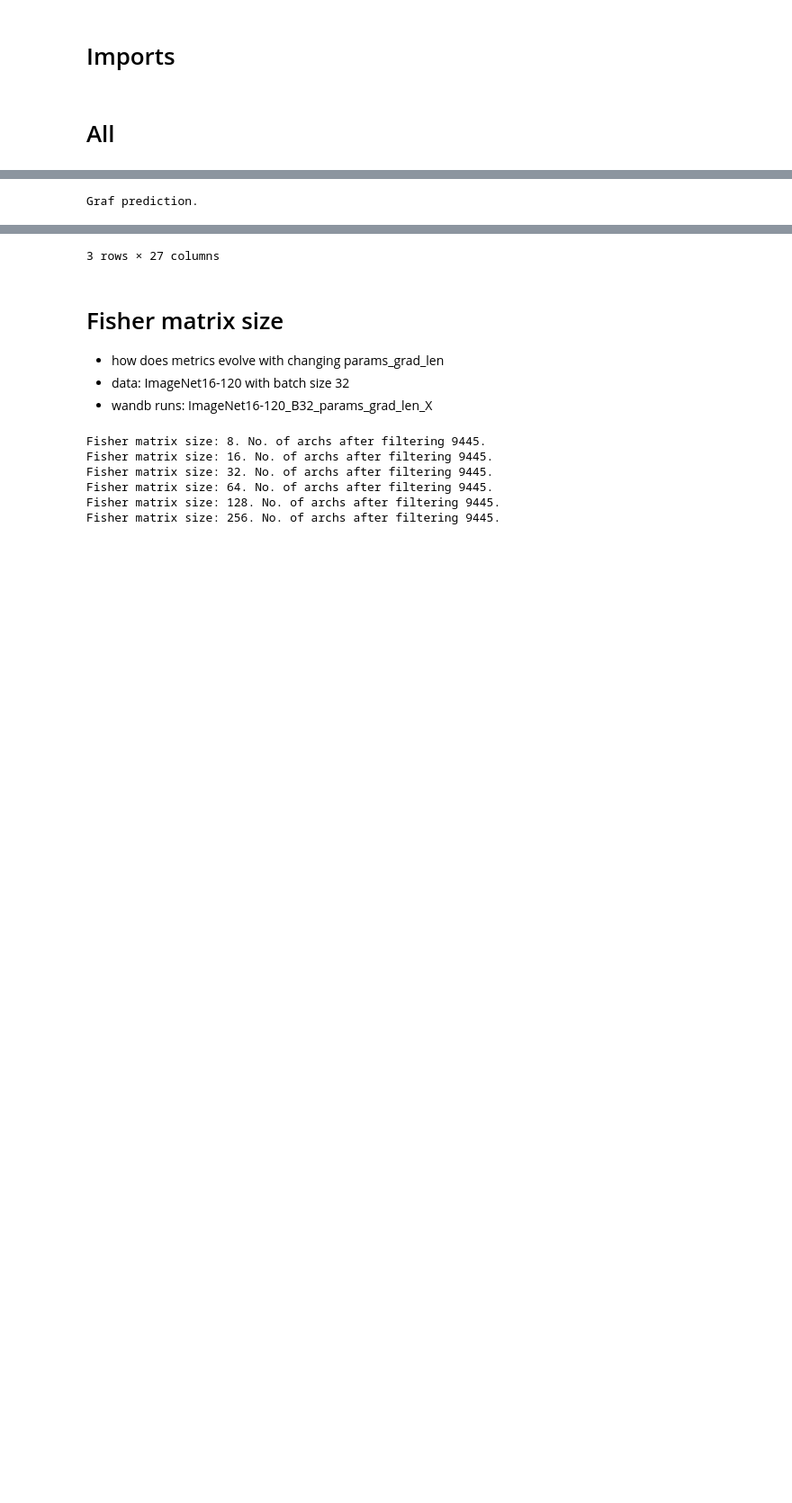
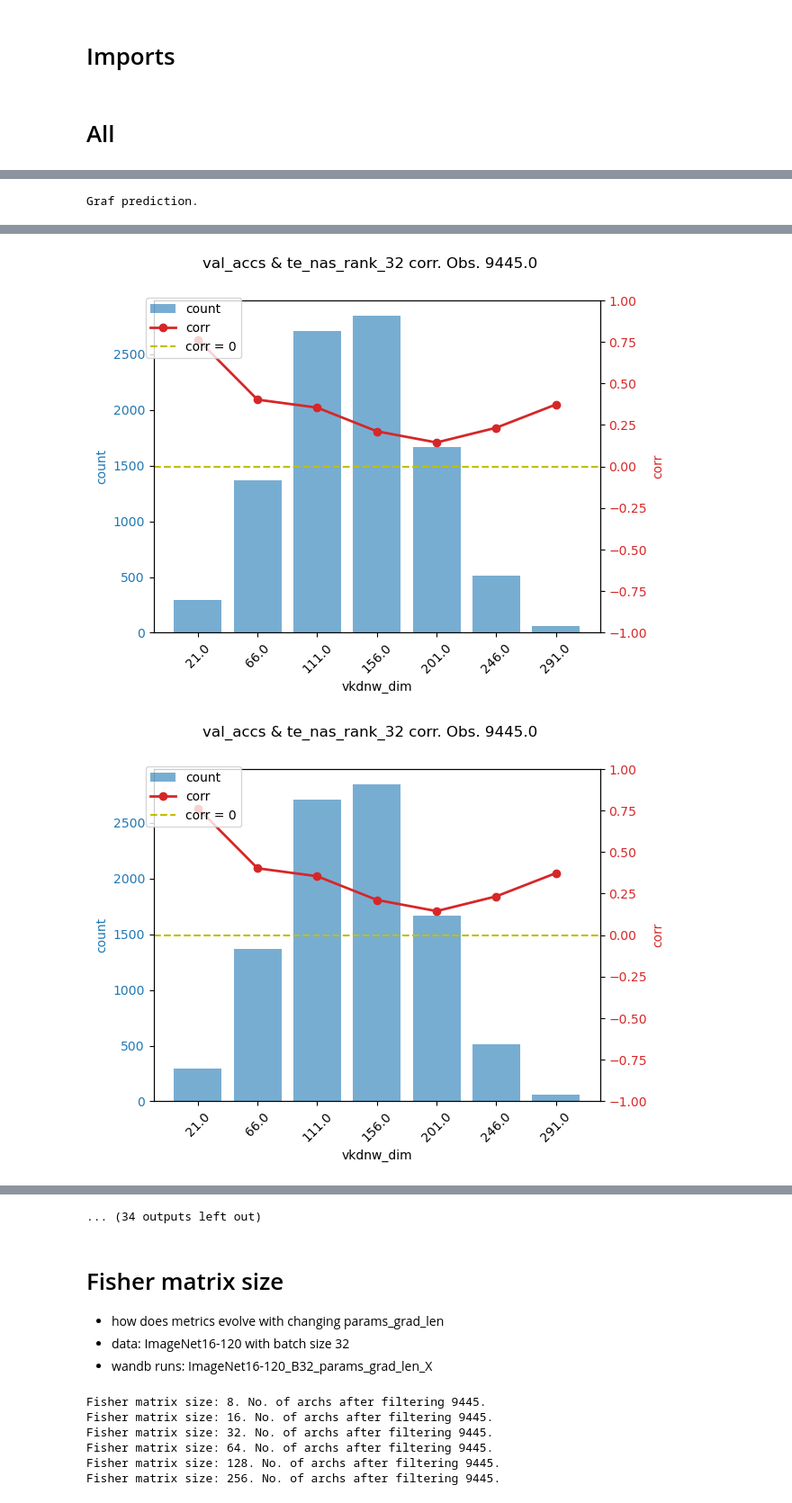
Before and after one commit to ondratybl/VKDNW, a Jupyter notebook: NB201/tss_analyze.ipynb, the cells around one changed output, grey strips where cells are left out. Shown at 90% size. Cells and saved outputs as stored; diff of their text form; code cells hidden in the pictures; blank space fills up the shorter version.

```diff
--- a/NB201/tss_analyze.ipynb
+++ b/NB201/tss_analyze.ipynb
@@ -209,8 +217,8 @@ else:
                 else:
                     log_train = pd.concat([log_train, log_train_temp.copy()], ignore_index=True)
 
-                if seed == min(results_temp['seed'].unique()):
-                    plot_stats(get_stats(results_temp, 'vkdnw_dim', target, zero_cost_rank), 'vkdnw_dim', target, f'{zero_cost_rank}_{train_size}')
+                    if seed == min(results['seed'].unique()):
+                        plot_stats(get_stats(results_temp, 'vkdnw_dim', target, zero_cost_rank), 'vkdnw_dim', target, zero_cost_rank, f'{dataset}_{train_size}_{model_name}')
 
     log_train = log_train.groupby(['pred_name', 'train_size'], as_index=False).agg(['mean', 'std']).reset_index()
     log_train['dataset'] = dataset
@@ -226,0 +230,2 @@ Graf prediction.
+[figure, added]
+[figure, added]
@@ -227,4 +241,4 @@ Graf prediction.
-3 rows × 27 columns
+... (34 outputs left out)
 # %% [markdown]
 # Fisher matrix size
 
```
Also changed, not shown: parts of 3 cells of this notebook, 1 other file.
